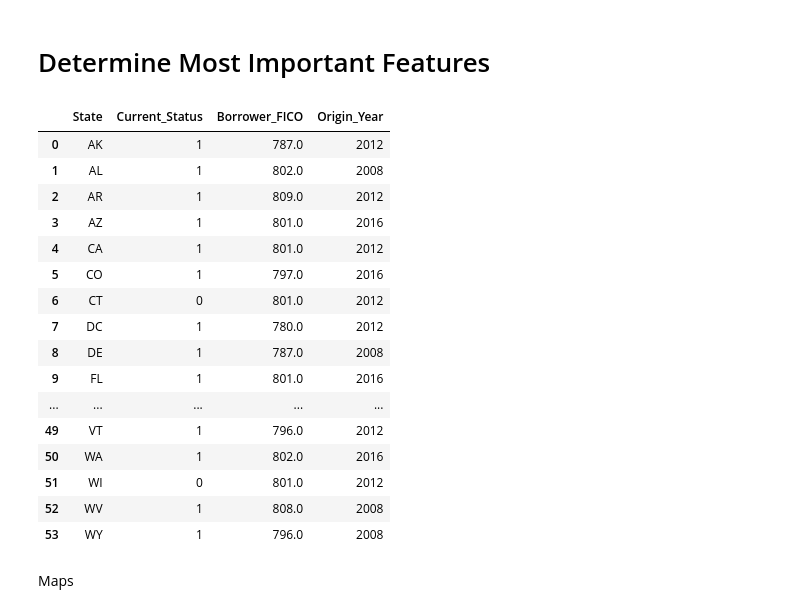
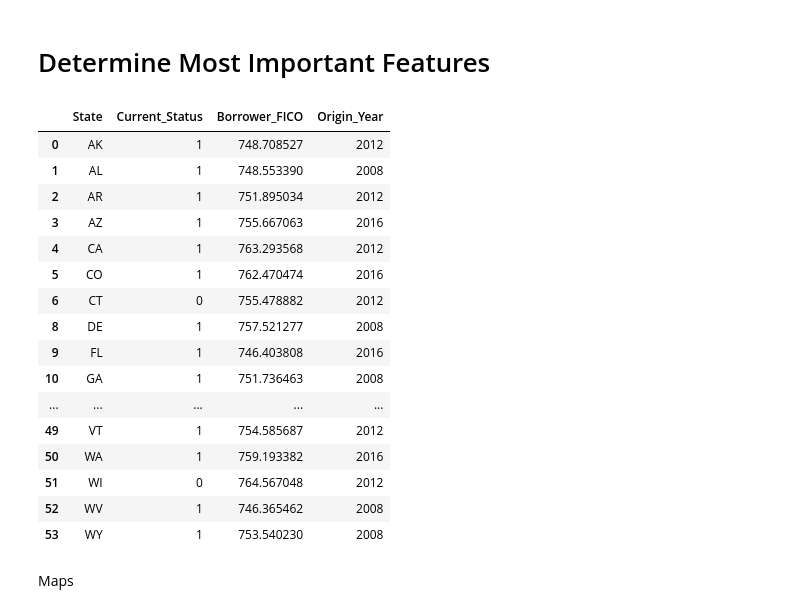
Before and after one commit to AmolMavuduru/AutoML-HackUTD19, a Jupyter notebook: Notebooks/HackUTD_6_FannieMaeChallange_master.ipynb, the cells around one changed output. Drawn from its saved outputs; the diff is of its cells as text; code cells hidden in the pictures.

```diff
--- a/Notebooks/HackUTD_6_FannieMaeChallange_master.ipynb
+++ b/Notebooks/HackUTD_6_FannieMaeChallange_master.ipynb
@@ -402,29 +402,30 @@ plt.show()
 # %%
 df2 = pd.read_csv('Processed_loans.csv')
 df2["Current_Status"] = lb.fit_transform(df2["Current_Status"])
 # print("Current_Status: ", lb.classes_)
 df3 = df2.groupby('State')['Current_Status'].apply(lambda x: x.value_counts().index[0]).reset_index()
-df3['Borrower_FICO'] = df2.groupby('State')['Borrower_FICO'].apply(lambda x: x.value_counts().index[0]).reset_index()['Borrower_FICO']
+df3['Borrower_FICO'] = df2.groupby(['State'])['Borrower_FICO'].mean().reset_index()['Borrower_FICO']
 df3['Origin_Year'] = df2.groupby('State')['Origin_Year'].apply(lambda x: x.value_counts().index[0]).reset_index()['Origin_Year']
+df3.drop([7,11,40,48], inplace=True)
 df3
 # %% [output]
 |  | State | Current_Status | Borrower_FICO | Origin_Year |
-| 0 | AK | 1 | 787.0 | 2012 |
-| 1 | AL | 1 | 802.0 | 2008 |
-| 2 | AR | 1 | 809.0 | 2012 |
-| 3 | AZ | 1 | 801.0 | 2016 |
-| 4 | CA | 1 | 801.0 | 2012 |
-| 5 | CO | 1 | 797.0 | 2016 |
-| 6 | CT | 0 | 801.0 | 2012 |
-| 7 | DC | 1 | 780.0 | 2012 |
-| 8 | DE | 1 | 787.0 | 2008 |
-| 9 | FL | 1 | 801.0 | 2016 |
+| 0 | AK | 1 | 748.708527 | 2012 |
+| 1 | AL | 1 | 748.553390 | 2008 |
+| 2 | AR | 1 | 751.895034 | 2012 |
+| 3 | AZ | 1 | 755.667063 | 2016 |
+| 4 | CA | 1 | 763.293568 | 2012 |
+| 5 | CO | 1 | 762.470474 | 2016 |
+| 6 | CT | 0 | 755.478882 | 2012 |
+| 8 | DE | 1 | 757.521277 | 2008 |
+| 9 | FL | 1 | 746.403808 | 2016 |
+| 10 | GA | 1 | 751.736463 | 2008 |
 | ... | ... | ... | ... | ... |
-| 49 | VT | 1 | 796.0 | 2012 |
-| 50 | WA | 1 | 802.0 | 2016 |
-| 51 | WI | 0 | 801.0 | 2012 |
-| 52 | WV | 1 | 808.0 | 2008 |
-| 53 | WY | 1 | 796.0 | 2008 |
+| 49 | VT | 1 | 754.585687 | 2012 |
+| 50 | WA | 1 | 759.193382 | 2016 |
+| 51 | WI | 0 | 764.567048 | 2012 |
+| 52 | WV | 1 | 746.365462 | 2008 |
+| 53 | WY | 1 | 753.540230 | 2008 |
 # %% [markdown]
 Maps
 # %%
```
Also changed, not shown: parts of 3 cells of this notebook.
